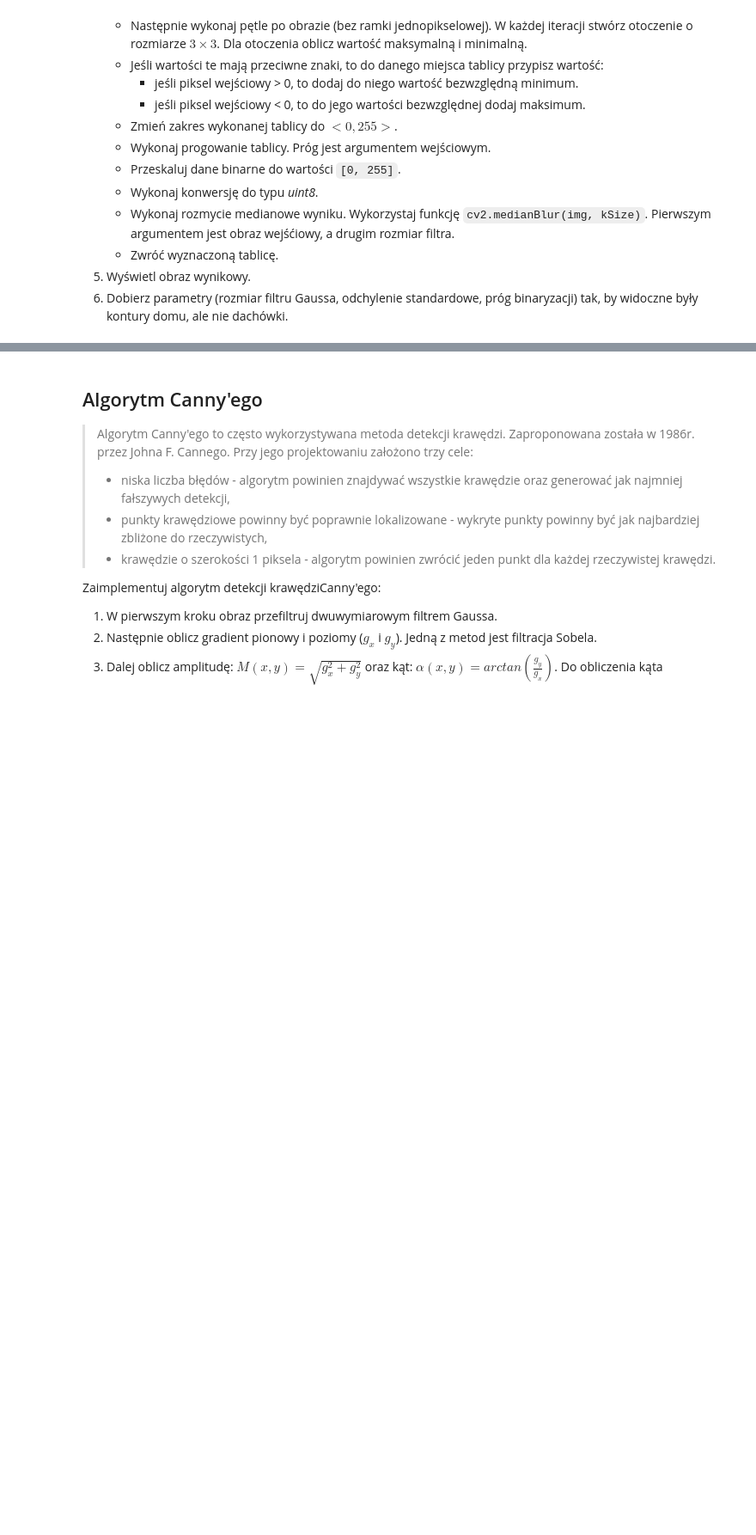
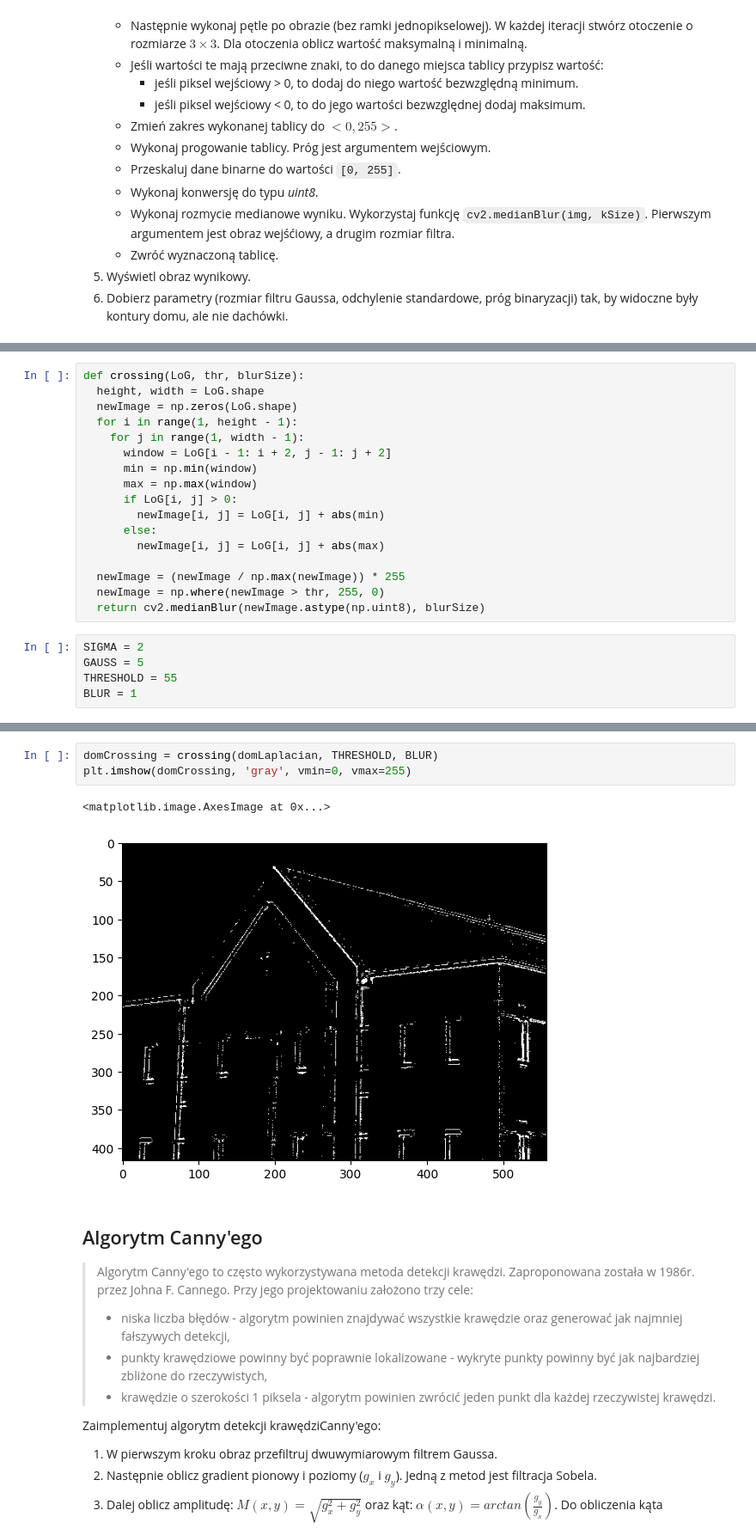
Before and after one commit to maciejbobrek/Image-Processing, a Jupyter notebook: Przetwarzanie Obrazów Cyfrowych/lab9/09_Canny.ipynb, the cells around one changed output, grey strips where cells are left out. Shown at 86% size. Drawn from its saved outputs; the diff is of its cells as text; blank space fills up the shorter version.

```diff
--- a/Przetwarzanie Obrazów Cyfrowych/lab9/09_Canny.ipynb
+++ b/Przetwarzanie Obrazów Cyfrowych/lab9/09_Canny.ipynb
@@ -114,0 +93,22 @@ plt.imshow(crossing(dom_log, 80), 'gray')
+# %%
+def crossing(LoG, thr, blurSize):
+  height, width = LoG.shape
+  newImage = np.zeros(LoG.shape)
+  for i in range(1, height - 1):
+    for j in range(1, width - 1):
+      window = LoG[i - 1: i + 2, j - 1: j + 2]
+      min = np.min(window)
+      max = np.max(window)
+      if LoG[i, j] > 0:
+        newImage[i, j] = LoG[i, j] + abs(min)
+      else:
+        newImage[i, j] = LoG[i, j] + abs(max)
+
+  newImage = (newImage / np.max(newImage)) * 255
+  newImage = np.where(newImage > thr, 255, 0)
+  return cv2.medianBlur(newImage.astype(np.uint8), blurSize)
+# %%
+SIGMA = 2
+GAUSS = 5
+THRESHOLD = 55
+BLUR = 1
@@ -115,3 +125,9 @@ plt.imshow(crossing(dom_log, 80), 'gray')
+# %%
+domCrossing = crossing(domLaplacian, THRESHOLD, BLUR)
+plt.imshow(domCrossing, 'gray', vmin=0, vmax=255)
+# %% [output]
+<matplotlib.image.AxesImage at 0x...>
+[figure, added]
 # %% [markdown]
 ## Algorytm Canny'ego
 
```
Also changed, not shown: parts of 16 cells of this notebook, 9 other files.
